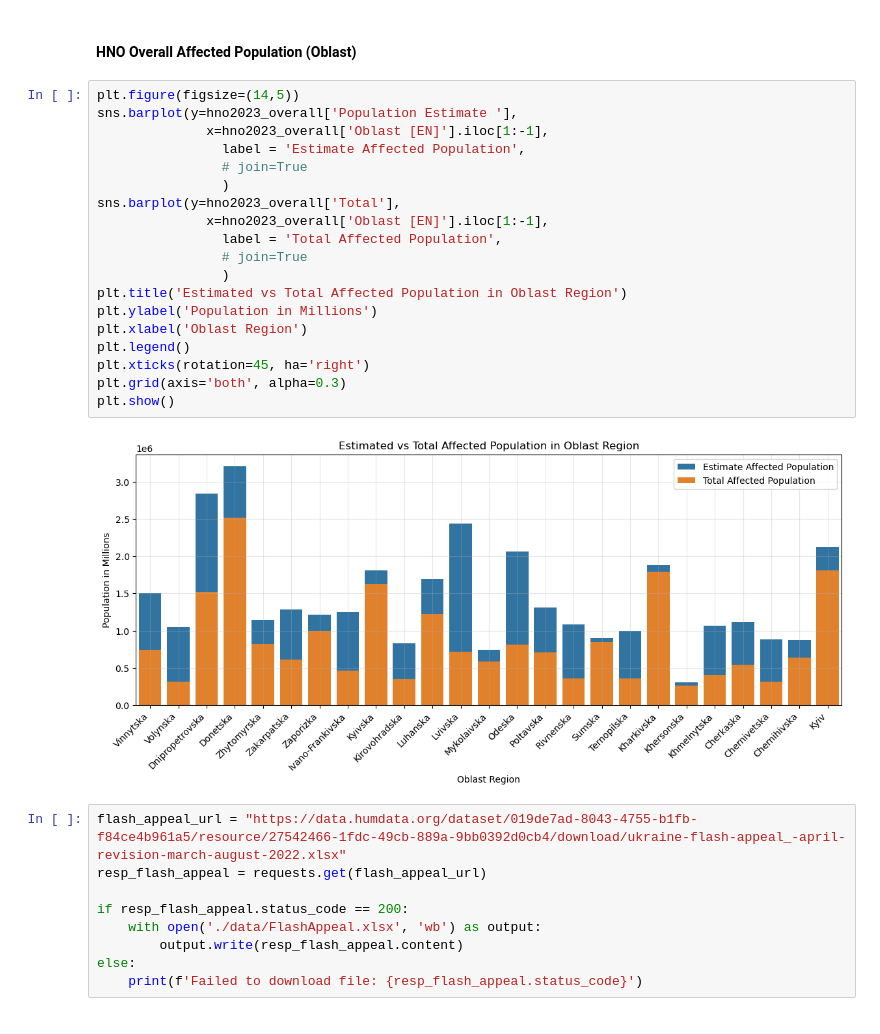
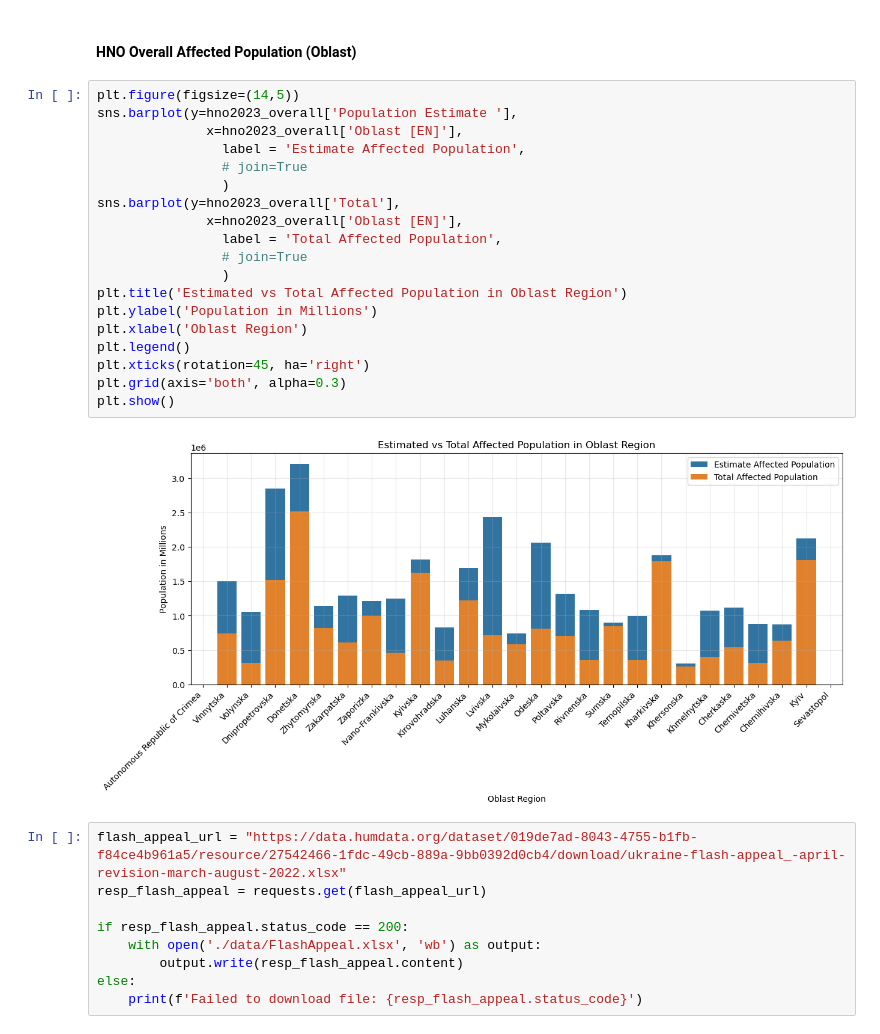
Before and after one commit to tanveerm176/Ukraine-Conflict-Humanitarian-Needs-Overview-Analysis, a Jupyter notebook: HNO-Visualization.ipynb, the cells around one changed output. Drawn from its saved outputs; the diff is of its cells as text.

```diff
--- a/HNO-Visualization.ipynb
+++ b/HNO-Visualization.ipynb
@@ -413,24 +413,24 @@ sns.heatmap(cluster_pin.corr(),
 # %%
 plt.figure(figsize=(14,5))
 sns.barplot(y=hno2023_overall['Population Estimate '],
-              x=hno2023_overall['Oblast [EN]'].iloc[1:-1],
+              x=hno2023_overall['Oblast [EN]'],
                 label = 'Estimate Affected Population',
                 # join=True
                 )
 sns.barplot(y=hno2023_overall['Total'],
-              x=hno2023_overall['Oblast [EN]'].iloc[1:-1],
+              x=hno2023_overall['Oblast [EN]'],
                 label = 'Total Affected Population',
                 # join=True
                 )
 plt.title('Estimated vs Total Affected Population in Oblast Region')
 plt.ylabel('Population in Millions')
 plt.xlabel('Oblast Region')
 plt.legend()
 plt.xticks(rotation=45, ha='right')
 plt.grid(axis='both', alpha=0.3)
 plt.show()
 # %% [output]
-[figure, old version]
+[figure, new version]
 # %%
 flash_appeal_url = "https://data.humdata.org/dataset/019de7ad-8043-4755-b1fb-f84ce4b961a5/resource/27542466-1fdc-49cb-889a-9bb0392d0cb4/download/ukraine-flash-appeal_-april-revision-march-august-2022.xlsx"
 resp_flash_appeal = requests.get(flash_appeal_url)
```
Also changed, not shown: parts of 13 cells of this notebook, 2 other files.
